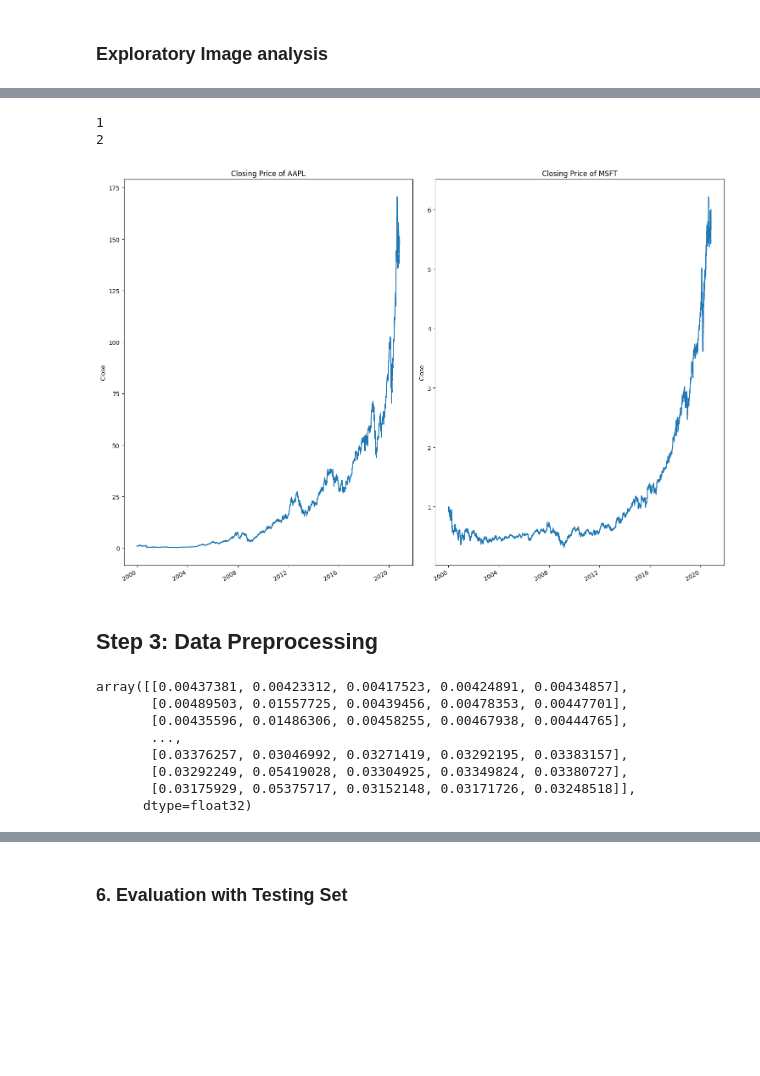
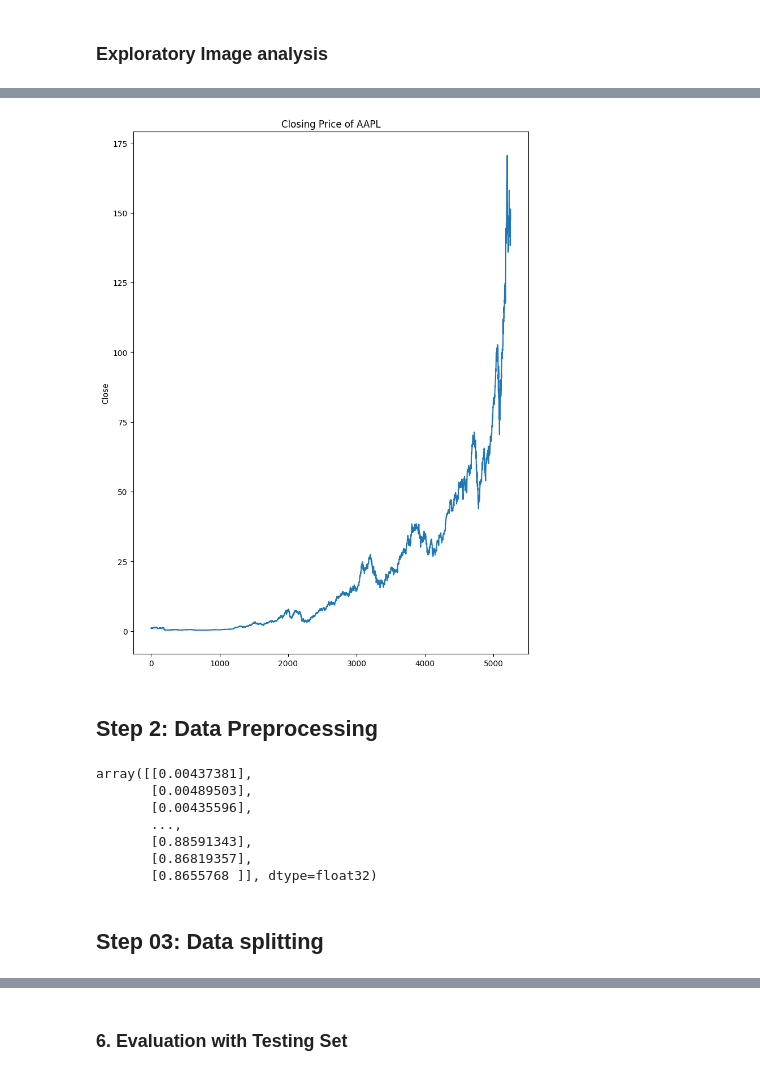
Before and after one commit to possakorn/UoA_DL_2023_3_PK, a Jupyter notebook: assignment03/Assignment03_v0.0.1.ipynb, the cells around one changed output, grey strips where cells are left out. Drawn from its saved outputs; the diff is of its cells as text; code cells hidden in the pictures; blank space fills up the shorter version.

```diff
--- a/assignment03/Assignment03_v0.0.1.ipynb
+++ b/assignment03/Assignment03_v0.0.1.ipynb
@@ -144,6 +149,2 @@ stocks_df
 # %% [markdown]
 ### Exploratory Image analysis
-# %%
-df = index_data.reset_index()
-df = df.set_index('datetime')
-df
@@ -165,35 +151,35 @@ df
 # %%
+def plot_timeline(df):
 # Let's see a historical view of the closing price
-plt.figure(figsize=(15, 10))
-plt.subplots_adjust(top=1.25, bottom=1.2)
+    plt.figure(figsize=(15, 10))
+    plt.subplots_adjust(top=1.25, bottom=1.2)
 
-for i, company in enumerate(index_name, 1):
-    print(i)
-    plt.subplot(1, 2, i)
-    df.loc[df['instrument'] == index_list[i-1]]['$close'].plot()
-    plt.ylabel('Close')
-    plt.xlabel(None)
-    plt.title(f"Closing Price of {index_list[i - 1]}")
+    for i, company in enumerate(index_list, 1):
+        plt.subplot(1, 2, i)
+        df.loc[df['symbols'] == index_list[i-1]]['close'].plot()
+        plt.ylabel('Close')
+        plt.xlabel(None)
+        plt.title(f"Closing Price of {index_list[i - 1]}")
 
-plt.tight_layout()
+    plt.tight_layout()
+
+plot_timeline(df)
 # %% [output]
-1
-2
-[figure, old version]
+[figure, new version]
 # %% [markdown]
-## Step 3: Data Preprocessing
+## Step 2: Data Preprocessing
 # %%
 from sklearn.preprocessing import MinMaxScaler
+scaler = MinMaxScaler(feature_range=(0,1))
 
-scaler = MinMaxScaler()
-stocks_data_scaled = scaler.fit_transform(stocks_df)
-stocks_data_scaled
+df_scaled = df['close'].values
+df_scaled = scaler.fit_transform(df_scaled.reshape(-1,1))
+df_scaled
 # %% [output]
-array([[0.00437381, 0.00423312, 0.00417523, 0.00424891, 0.00434857],
-       [0.00489503, 0.01557725, 0.00439456, 0.00478353, 0.00447701],
-       [0.00435596, 0.01486306, 0.00458255, 0.00467938, 0.00444765],
+array([[0.00437381],
+       [0.00489503],
+       [0.00435596],
        ...,
-       [0.03376257, 0.03046992, 0.03271419, 0.03292195, 0.03383157],
-       [0.03292249, 0.05419028, 0.03304925, 0.03349824, 0.03380727],
-       [0.03175929, 0.05375717, 0.03152148, 0.03171726, 0.03248518]],
-      dtype=float32)
+       [0.88591343],
+       [0.86819357],
+       [0.8655768 ]], dtype=float32)
@@ -214,0 +186,2 @@ test_data = stocks_data_scaled[train_size + valid_size:]
+# %% [markdown]
+## Step 03: Data splitting
```
Also changed, not shown: parts of 19 cells of this notebook.
